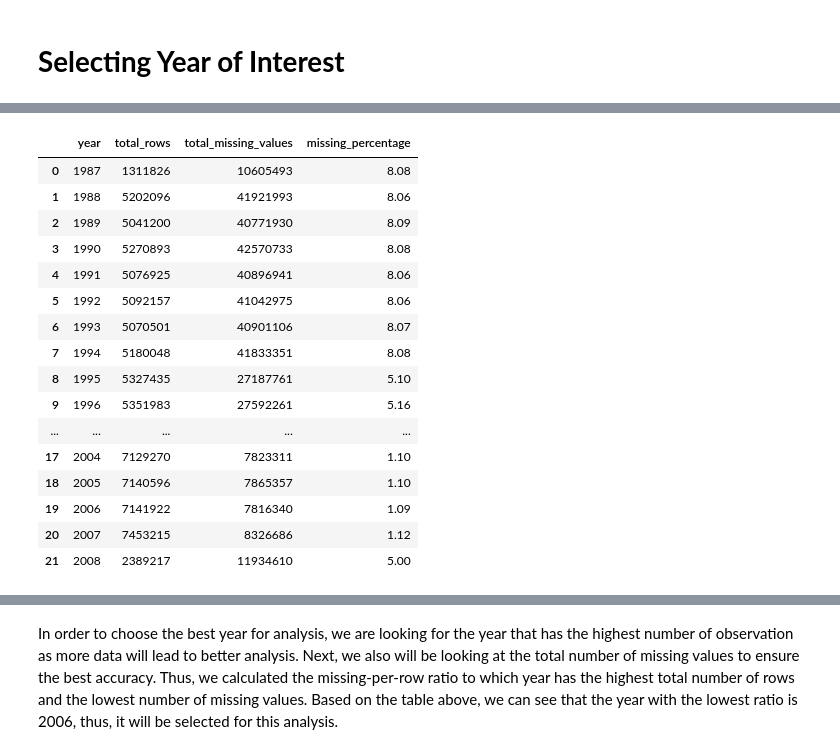
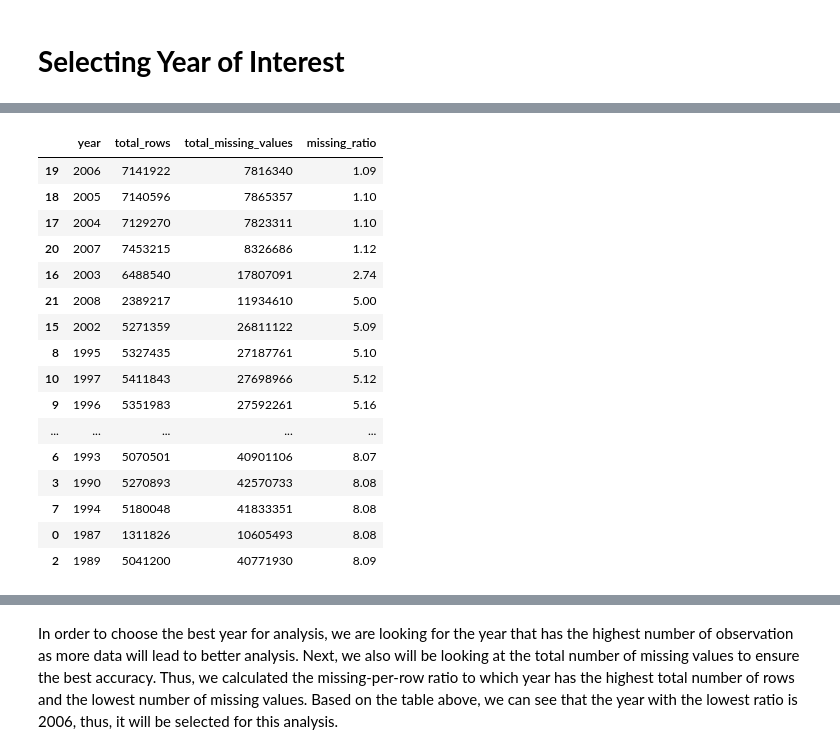
Before and after one commit to Hazim-HF/Data-Management-Project2, a Jupyter notebook: P152419_Project2_STQD6324.ipynb, the cells around one changed output, grey strips where cells are left out. Cells and saved outputs as stored; diff of their text form; code cells hidden in the pictures.

```diff
--- a/P152419_Project2_STQD6324.ipynb
+++ b/P152419_Project2_STQD6324.ipynb
@@ -212,6 +237,7 @@ AS
 # %% [markdown]
 <h1 style = 'font-weight:bold'> Selecting Year of Interest </h1>
 # %%
+# define columns to check for null values
 columns = [
     "Year", "Month", "DayofMonth", "DayOfWeek", "DepTime", "CRSDepTime", "ArrTime", "CRSArrTime",
     "UniqueCarrier", "FlightNum", "TailNum", "ActualElapsedTime", "CRSElapsedTime", "AirTime",
@@ -221,6 +247,7 @@ columns = [
 
 results = []
 
+# loop through each year from 1987 to 2008 and check for null values in the specified columns
 for year in range(1987, 2009):
     table = f"project2.airline_{year}"
     print(f"Processing {table}")
@@ -245,5 +272,4 @@ for year in range(1987, 2009):
     row = cursor.fetchone()
     results.append(row)
 
-
-df = pd.DataFrame(results, columns=["year", "total_rows", "total_missing_values"])
+data = pd.DataFrame(results, columns=["year", "total_rows", "total_missing_values"])
@@ -250,22 +294,24 @@ df = pd.DataFrame(results, columns=["year", "total_rows", "total_missing_values"
 # %%
-df['missing_ratio'] = (df['total_missing_values'] / df['total_rows'])
-df['missing_ratio'] = df['missing_ratio'].round(2).sort_values(by='missing ratio', ascending=False)
-df
+# Calculate the missing ratio and sort the data
+data['missing_ratio'] = (data['total_missing_values'] / data['total_rows'])
+data['missing_ratio'] = data['missing_ratio'].round(2)
+data['year'] = data['year'].astype(str)  # Convert year to string for better plotting
+data.sort_values(by='missing_ratio', ascending=True)
 # %% [output]
-|  | year | total_rows | total_missing_values | missing_percentage |
-| 0 | 1987 | 1311826 | 10605493 | 8.08 |
-| 1 | 1988 | 5202096 | 41921993 | 8.06 |
-| 2 | 1989 | 5041200 | 40771930 | 8.09 |
-| 3 | 1990 | 5270893 | 42570733 | 8.08 |
-| 4 | 1991 | 5076925 | 40896941 | 8.06 |
-| 5 | 1992 | 5092157 | 41042975 | 8.06 |
-| 6 | 1993 | 5070501 | 40901106 | 8.07 |
-| 7 | 1994 | 5180048 | 41833351 | 8.08 |
+|  | year | total_rows | total_missing_values | missing_ratio |
+| 19 | 2006 | 7141922 | 7816340 | 1.09 |
+| 18 | 2005 | 7140596 | 7865357 | 1.10 |
+| 17 | 2004 | 7129270 | 7823311 | 1.10 |
+| 20 | 2007 | 7453215 | 8326686 | 1.12 |
+| 16 | 2003 | 6488540 | 17807091 | 2.74 |
+| 21 | 2008 | 2389217 | 11934610 | 5.00 |
+| 15 | 2002 | 5271359 | 26811122 | 5.09 |
 | 8 | 1995 | 5327435 | 27187761 | 5.10 |
+| 10 | 1997 | 5411843 | 27698966 | 5.12 |
 | 9 | 1996 | 5351983 | 27592261 | 5.16 |
 | ... | ... | ... | ... | ... |
-| 17 | 2004 | 7129270 | 7823311 | 1.10 |
-| 18 | 2005 | 7140596 | 7865357 | 1.10 |
-| 19 | 2006 | 7141922 | 7816340 | 1.09 |
-| 20 | 2007 | 7453215 | 8326686 | 1.12 |
-| 21 | 2008 | 2389217 | 11934610 | 5.00 |
+| 6 | 1993 | 5070501 | 40901106 | 8.07 |
+| 3 | 1990 | 5270893 | 42570733 | 8.08 |
+| 7 | 1994 | 5180048 | 41833351 | 8.08 |
+| 0 | 1987 | 1311826 | 10605493 | 8.08 |
+| 2 | 1989 | 5041200 | 40771930 | 8.09 |
```
Also changed, not shown: parts of 38 cells of this notebook.
